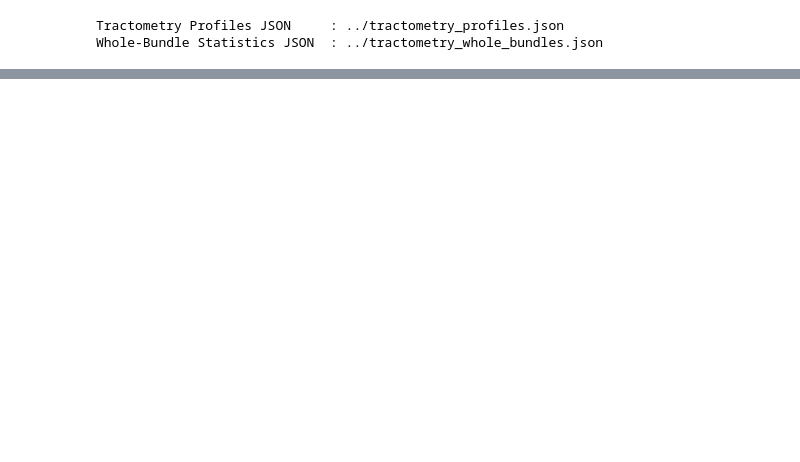
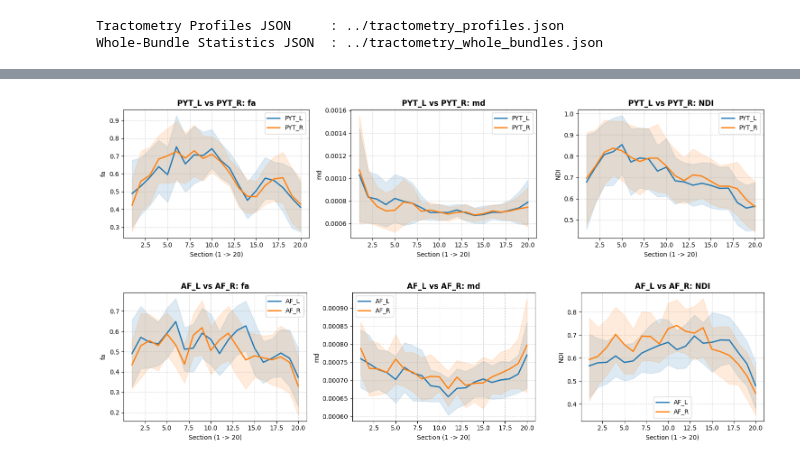
Before and after one commit to frheault/ist_summer_school_2027, a Jupyter notebook: notebooks/Day4_Tractometry_Profiling.ipynb, the cells around one changed output, grey strips where cells are left out. Drawn from its saved outputs; the diff is of its cells as text; code cells hidden in the pictures; blank space fills up the shorter version.

```diff
--- a/notebooks/Day4_Tractometry_Profiling.ipynb
+++ b/notebooks/Day4_Tractometry_Profiling.ipynb
@@ -76,0 +113,28 @@ Available Bundles in sub-01: ['CC_bundle', 'CST_L']
+# %%
+PAIRS_TO_COMPARE = [('PYT_L', 'PYT_R'), ('AF_L', 'AF_R')]
+
+if json_path and os.path.exists(json_path):
+    for left_b, right_b in PAIRS_TO_COMPARE:
+        if left_b in sub_dict and right_b in sub_dict:
+            metrics = [m for m, v in sub_dict[left_b].items() if isinstance(v, dict)]
+            fig, axes = plt.subplots(1, len(metrics), figsize=(5 * len(metrics), 3.8), squeeze=False)
+            for j, metric_name in enumerate(metrics):
+                ax = axes[0, j]
+                for bname, color in [(left_b, 'tab:blue'), (right_b, 'tab:orange')]:
+                    node_dict = sub_dict[bname][metric_name]
+                    sorted_nodes = sorted(node_dict.keys(), key=lambda x: int(x))
+                    means = np.array([node_dict[n]['mean'] for n in sorted_nodes])
+                    stds = np.array([node_dict[n].get('std', 0.0) for n in sorted_nodes])
+                    nodes = np.arange(1, len(means) + 1)
+                    ax.plot(nodes, means, linewidth=2, color=color, label=bname)
+                    ax.fill_between(nodes, means - stds, means + stds, color=color, alpha=0.15)
+                ax.set_title(f'{left_b} vs {right_b}: {metric_name}', fontsize=12, fontweight='bold')
+                ax.set_xlabel('Section (1 -> 20)')
+                ax.set_ylabel(metric_name)
+                ax.grid(True, linestyle='--', alpha=0.5)
+                ax.legend(loc='best')
+            plt.tight_layout()
+            plt.show()
+# %% [output]
+[figure, added]
+[figure, added]
```
Also changed, not shown: parts of 8 cells of this notebook, 25 other files.
